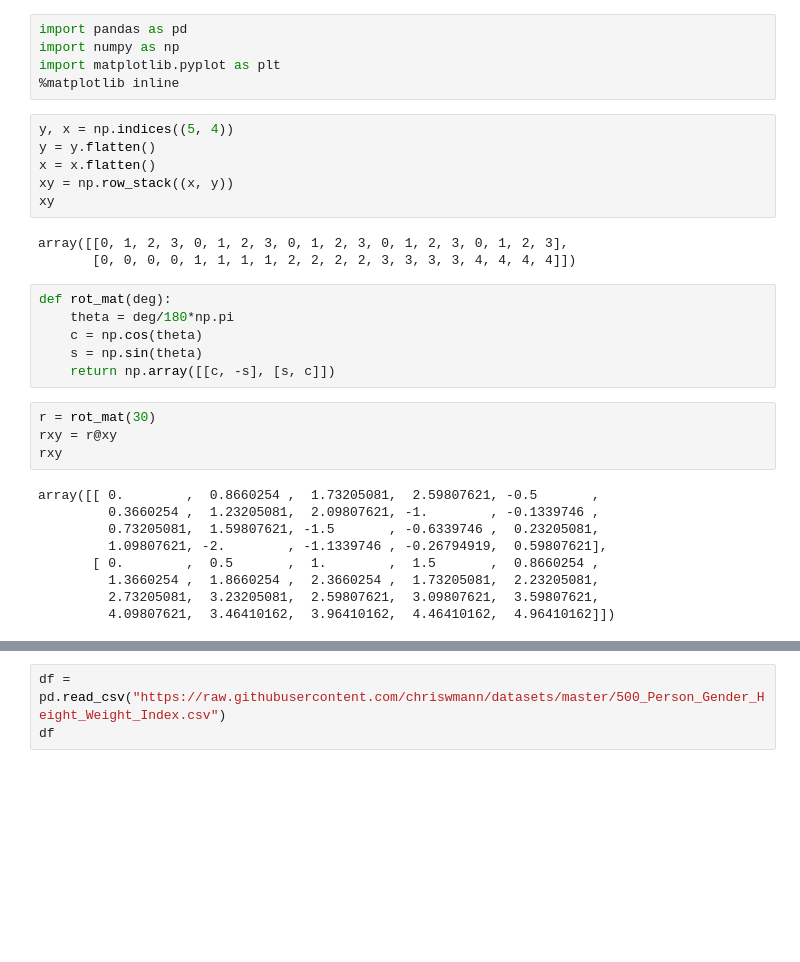
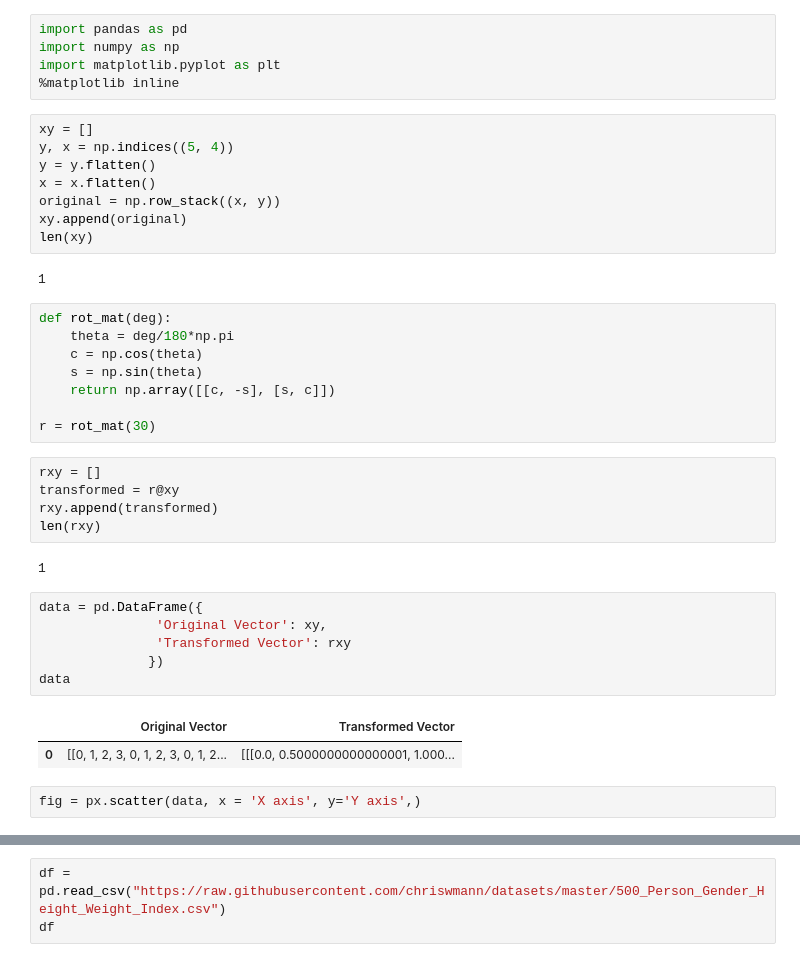
Before and after one commit to sardorick/Rotation-matrix-visualization, a Jupyter notebook: model.notebook.ipynb, the cells around one changed output, grey strips where cells are left out. Saved outputs shown, nothing was run; the diff lists cells and outputs as text; blank space fills up the shorter version.

```diff
--- a/model.notebook.ipynb
+++ b/model.notebook.ipynb
@@ -4,33 +4,41 @@ import numpy as np
 import matplotlib.pyplot as plt
 %matplotlib inline
 # %%
+xy = []
 y, x = np.indices((5, 4))
 y = y.flatten()
 x = x.flatten()
-xy = np.row_stack((x, y))
-xy
+original = np.row_stack((x, y))
+xy.append(original)
+len(xy)
 # %% [output]
-array([[0, 1, 2, 3, 0, 1, 2, 3, 0, 1, 2, 3, 0, 1, 2, 3, 0, 1, 2, 3],
-       [0, 0, 0, 0, 1, 1, 1, 1, 2, 2, 2, 2, 3, 3, 3, 3, 4, 4, 4, 4]])
+1
 # %%
 def rot_mat(deg):
     theta = deg/180*np.pi
     c = np.cos(theta)
     s = np.sin(theta)
     return np.array([[c, -s], [s, c]])
+
+r = rot_mat(30)
-# %%
-r = rot_mat(30)
-rxy = r@xy
-rxy
-# %% [output]
-array([[ 0.        ,  0.8660254 ,  1.73205081,  2.59807621, -0.5       ,
-         0.3660254 ,  1.23205081,  2.09807621, -1.        , -0.1339746 ,
-         0.73205081,  1.59807621, -1.5       , -0.6339746 ,  0.23205081,
-         1.09807621, -2.        , -1.1339746 , -0.26794919,  0.59807621],
-       [ 0.        ,  0.5       ,  1.        ,  1.5       ,  0.8660254 ,
-         1.3660254 ,  1.8660254 ,  2.3660254 ,  1.73205081,  2.23205081,
-         2.73205081,  3.23205081,  2.59807621,  3.09807621,  3.59807621,
-         4.09807621,  3.46410162,  3.96410162,  4.46410162,  4.96410162]])
+# %%
+rxy = []
+transformed = r@xy
+rxy.append(transformed)
+len(rxy)
+# %% [output]
+1
+# %%
+data = pd.DataFrame({
+               'Original Vector': xy,
+               'Transformed Vector': rxy
+              })
+data
+# %% [output]
+|  | Original Vector | Transformed Vector |
+| 0 | [[0, 1, 2, 3, 0, 1, 2, 3, 0, 1, 2... | [[[0.0, 0.5000000000000001, 1.000... |
+# %%
+fig = px.scatter(data, x = 'X axis', y='Y axis',)
 # %%
 plt.figure(figsize=(10, 8))
 plt.scatter(xy[0], xy[1], label = "Original Vector")
```
Also changed, not shown: parts of 3 cells of this notebook, 1 other file.
